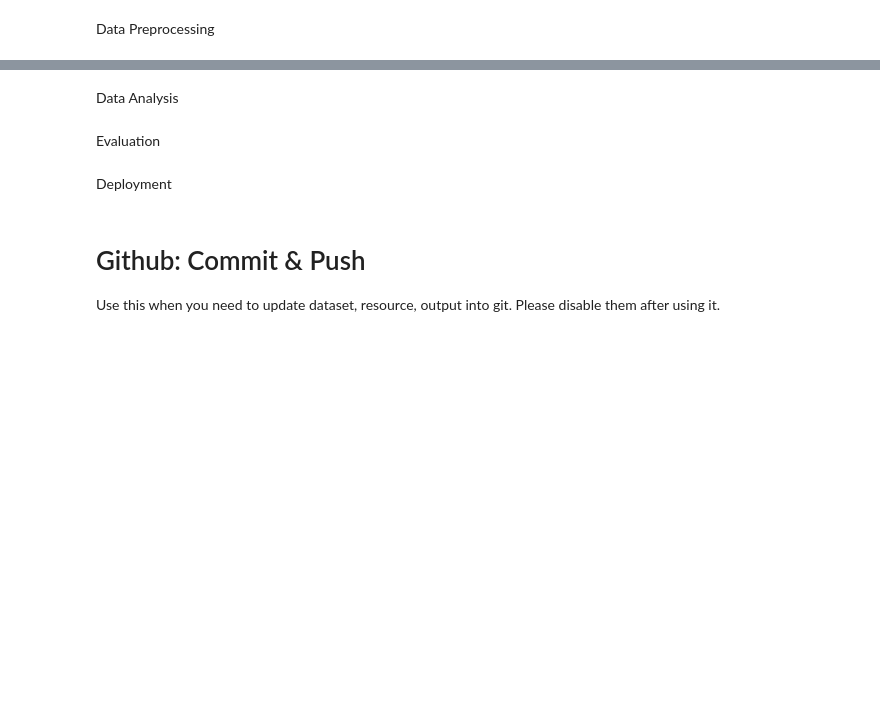
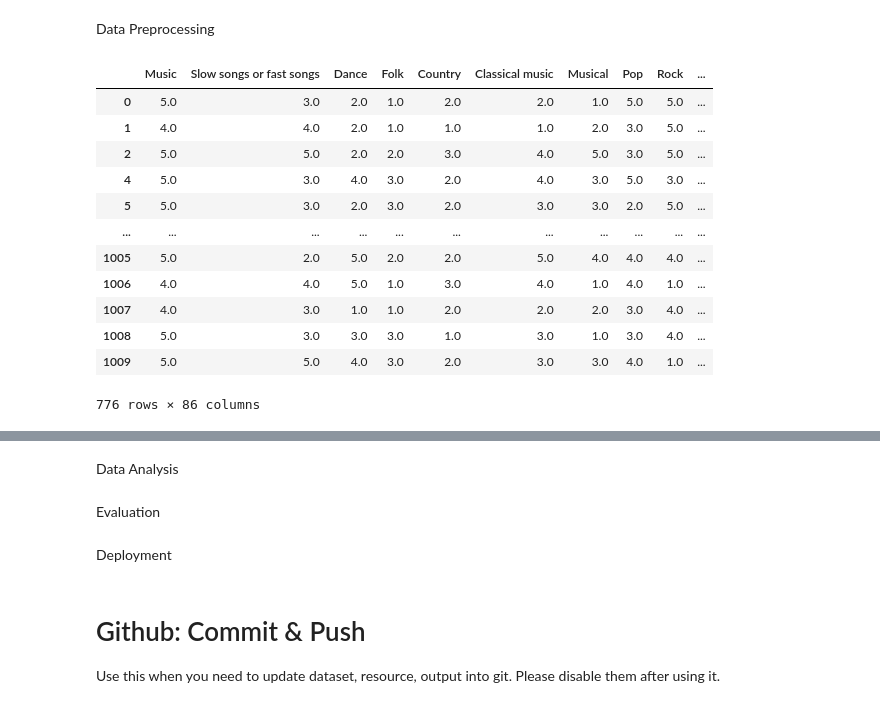
Before and after one commit to Kim1254/2022_termproject_ds, a Jupyter notebook: main.ipynb, the cells around one changed output, grey strips where cells are left out. Saved outputs shown, nothing was run; the diff lists cells and outputs as text; code cells hidden in the pictures; blank space fills up the shorter version.

```diff
--- a/main.ipynb
+++ b/main.ipynb
@@ -132,2 +323,30 @@ Data Inspection
 # %% [markdown]
 Data Preprocessing
+# %%
+from sklearn.preprocessing import LabelEncoder
+from sklearn.preprocessing import OrdinalEncoder
+from collections import defaultdict
+#Scaling, Encoding
+
+#extract categorical features list
+categorical_features = list(survey_df.select_dtypes(include=['object']).columns)
+
+#label encoding of categorical features
+mcle = MultiColLabelEncoder()
+encoded_survey_df = mcle.fit_transform(survey_df, columns = categorical_features)
+
+encoded_survey_df
+# %% [output]
+|  | Music | Slow songs or fast songs | Dance | Folk | Country | Classical music | Musical | Pop | Rock | ... |
+| 0 | 5.0 | 3.0 | 2.0 | 1.0 | 2.0 | 2.0 | 1.0 | 5.0 | 5.0 | ... |
+| 1 | 4.0 | 4.0 | 2.0 | 1.0 | 1.0 | 1.0 | 2.0 | 3.0 | 5.0 | ... |
+| 2 | 5.0 | 5.0 | 2.0 | 2.0 | 3.0 | 4.0 | 5.0 | 3.0 | 5.0 | ... |
+| 4 | 5.0 | 3.0 | 4.0 | 3.0 | 2.0 | 4.0 | 3.0 | 5.0 | 3.0 | ... |
+| 5 | 5.0 | 3.0 | 2.0 | 3.0 | 2.0 | 3.0 | 3.0 | 2.0 | 5.0 | ... |
+| ... | ... | ... | ... | ... | ... | ... | ... | ... | ... | ... |
+| 1005 | 5.0 | 2.0 | 5.0 | 2.0 | 2.0 | 5.0 | 4.0 | 4.0 | 4.0 | ... |
+| 1006 | 4.0 | 4.0 | 5.0 | 1.0 | 3.0 | 4.0 | 1.0 | 4.0 | 1.0 | ... |
+| 1007 | 4.0 | 3.0 | 1.0 | 1.0 | 2.0 | 2.0 | 2.0 | 3.0 | 4.0 | ... |
+| 1008 | 5.0 | 3.0 | 3.0 | 3.0 | 1.0 | 3.0 | 1.0 | 3.0 | 4.0 | ... |
+| 1009 | 5.0 | 5.0 | 4.0 | 3.0 | 2.0 | 3.0 | 3.0 | 4.0 | 1.0 | ... |
+776 rows × 86 columns
```
Also changed, not shown: parts of 25 cells of this notebook.
